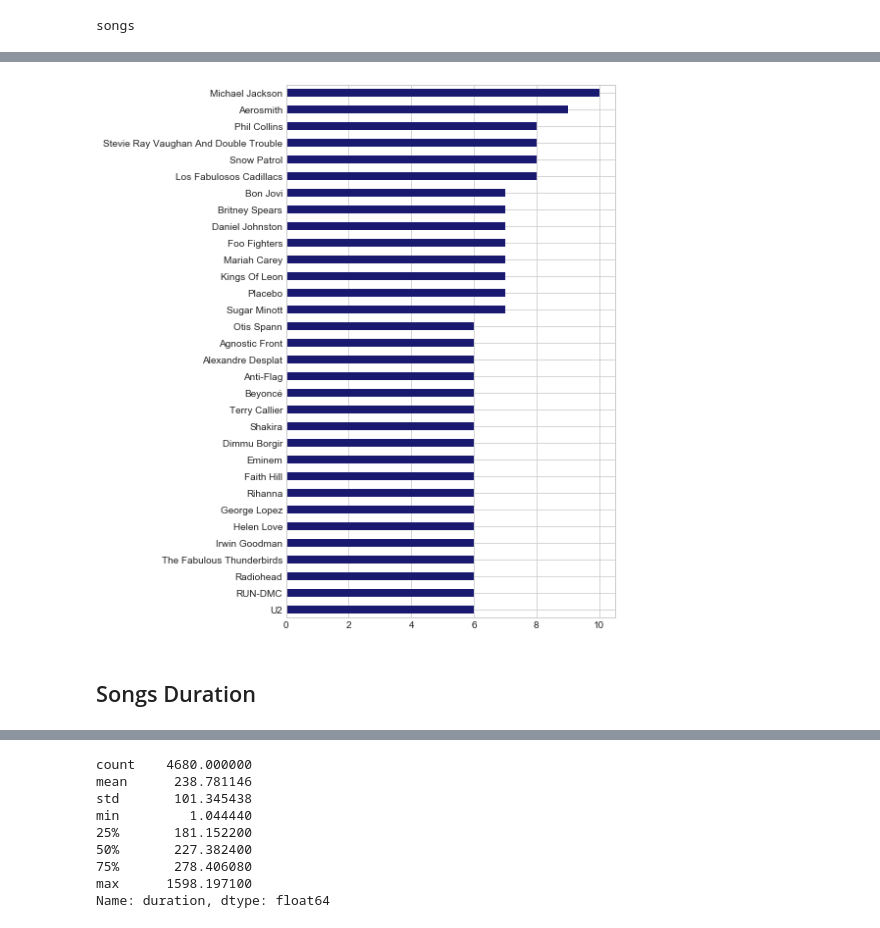
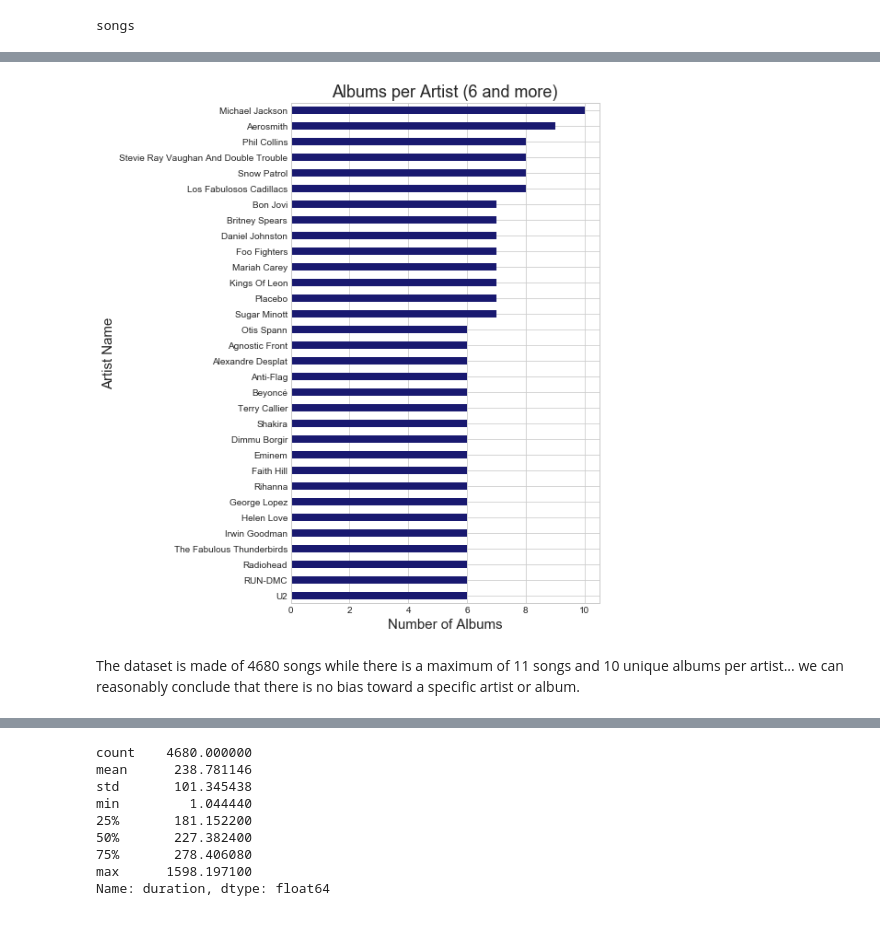
Before and after one commit to pylablanche/MillionSong, a Jupyter notebook: MillionSong_Dataset_Exploration.ipynb, the cells around one changed output, grey strips where cells are left out. Saved outputs shown, nothing was run; the diff lists cells and outputs as text; code cells hidden in the pictures.

```diff
--- a/MillionSong_Dataset_Exploration.ipynb
+++ b/MillionSong_Dataset_Exploration.ipynb
@@ -110,9 +148,11 @@ songs_per_artist[songs_per_artist >= 8].sort_values().plot.barh(color='midnightb
 # %%
 # Number of different albums release per artist
 songs_per_art_and_rel = songs.groupby(['artist_name']).release.nunique()
 songs_per_art_and_rel[songs_per_art_and_rel >= 6].sort_values().plot.barh(color='midnightblue', figsize=(6,10))
-plt.ylabel('');
+plt.title('Albums per Artist (6 and more)')
+plt.xlabel('Number of Albums')
+plt.ylabel('Artist Name');
 # %% [output]
-[figure, old version]
+[figure, new version]
-# %% [markdown]
-## Songs Duration
+# %% [markdown]
+The dataset is made of 4680 songs while there is a maximum of 11 songs and 10 unique albums per artist... we can reasonably conclude that there is no bias toward a specific artist or album.
```
Also changed, not shown: parts of 22 cells of this notebook.
